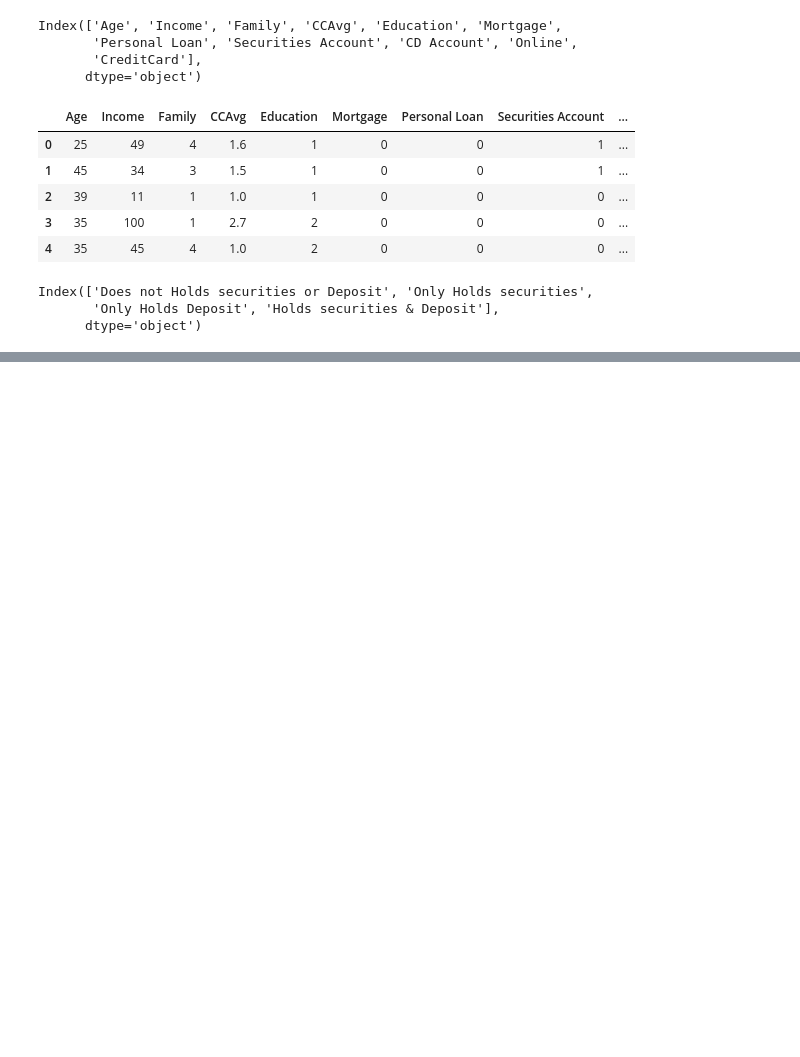
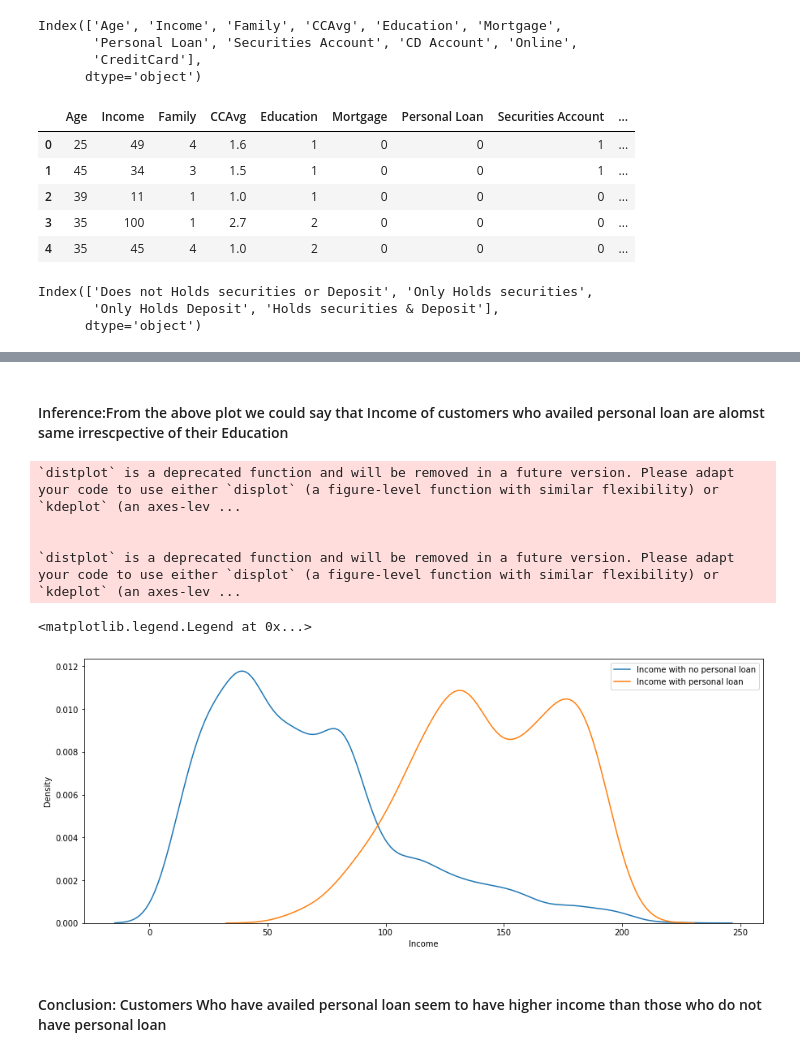
Before and after one commit to MJaiman/Data-Analytics, a Jupyter notebook: Finance_Data_Analysis_Using_Python.ipynb, the cells around one changed output, grey strips where cells are left out. Saved outputs shown, nothing was run; the diff lists cells and outputs as text; code cells hidden in the pictures; blank space fills up the shorter version.

```diff
--- a/Finance_Data_Analysis_Using_Python.ipynb
+++ b/Finance_Data_Analysis_Using_Python.ipynb
@@ -314,0 +314,16 @@ fig.show()
+# %% [markdown]
+#### Inference:From the above plot we could say that Income of customers who availed personal loan are alomst same irrescpective of their Education
+# %%
+plt.figure(figsize=(15,6))
+sns.distplot(data[data['Personal Loan']==0]['Income'],hist=False,label='Income with no personal loan')
+sns.distplot(data[data['Personal Loan']==1]['Income'],hist=False,label='Income with personal loan')
+plt.legend()
+# %% [output]
+`distplot` is a deprecated function and will be removed in a future version. Please adapt your code to use either `displot` (a figure-level function with similar flexibility) or `kdeplot` (an axes-lev ...
+
+
+`distplot` is a deprecated function and will be removed in a future version. Please adapt your code to use either `displot` (a figure-level function with similar flexibility) or `kdeplot` (an axes-lev ...
+<matplotlib.legend.Legend at 0x...>
+[figure, added]
+# %% [markdown]
+#### Conclusion: Customers Who have availed personal loan seem to have higher income than those who do not have personal loan
```
Also changed, not shown: parts of 27 cells of this notebook.
